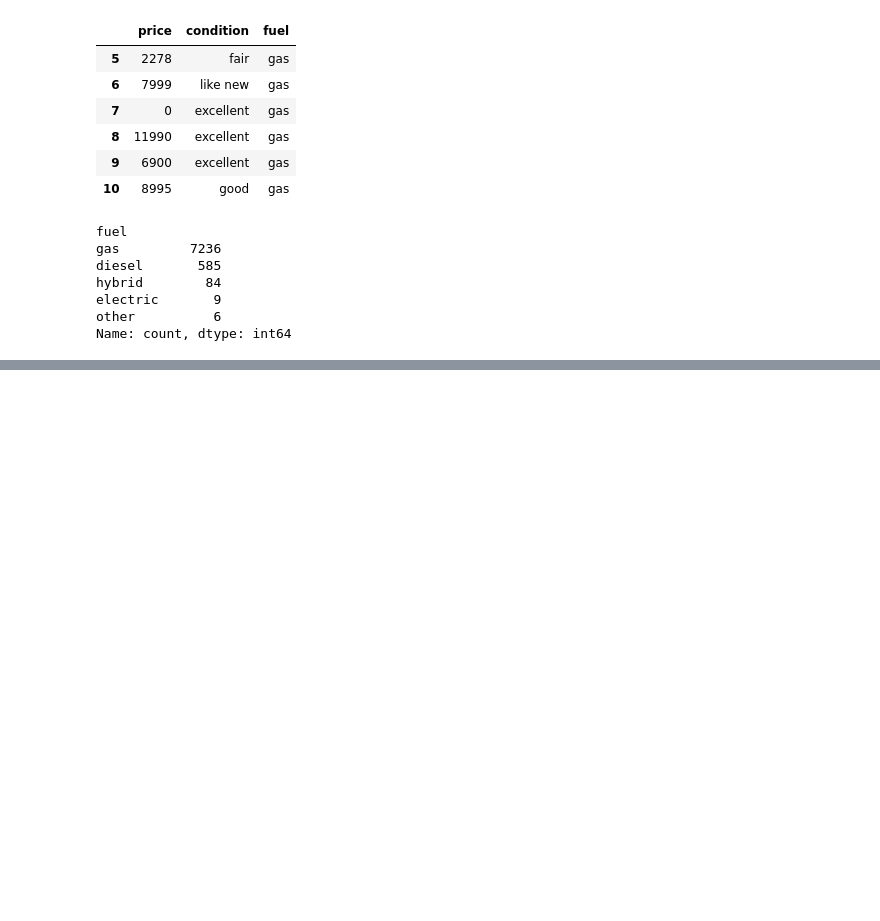
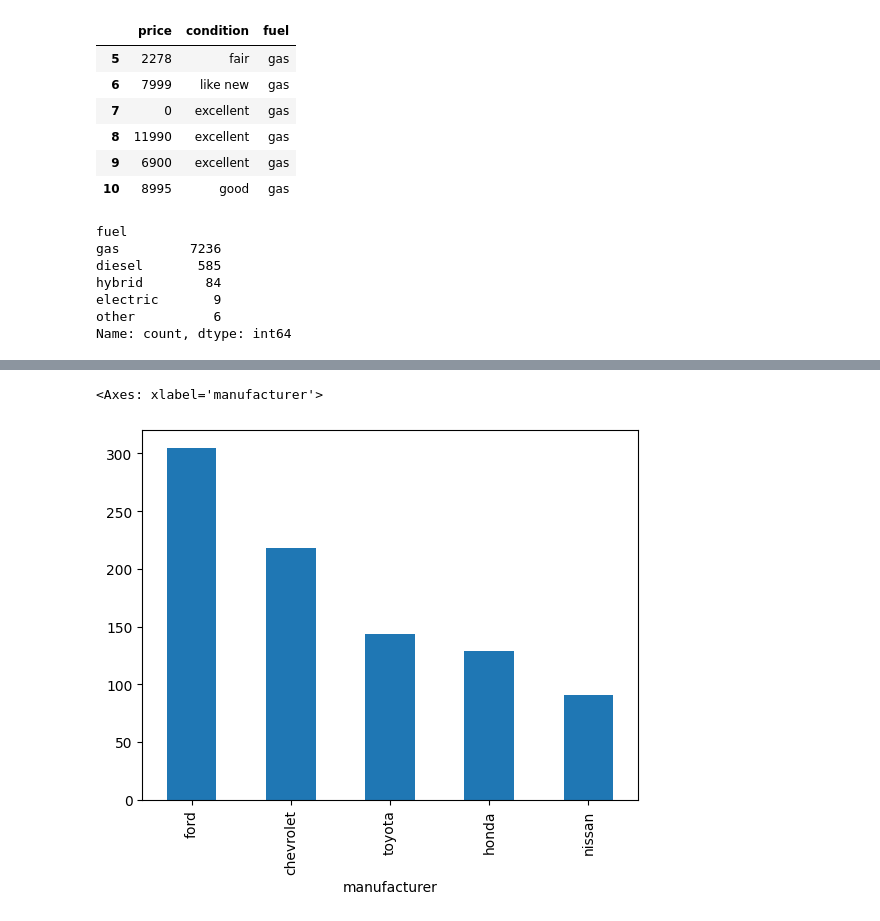
Before and after one commit to minSara02-FromTheStart/Pandas_Daily_Practice, a Jupyter notebook: Practice With JSON/JsonPractice.ipynb, the cells around one changed output, grey strips where cells are left out. Cells and saved outputs as stored; diff of their text form; code cells hidden in the pictures; blank space fills up the shorter version.

Commit message:
filter

```diff
--- a/Practice With JSON/JsonPractice.ipynb
+++ b/Practice With JSON/JsonPractice.ipynb
@@ -205,0 +218,8 @@ Name: count, dtype: int64
+# %%
+# Boolean filter: e.g., gas cars with automatic transmission
+mask = (df["condition"] == "good") & (df["price"] < 10000)
+filtered_df = df.loc[mask, ["manufacturer", "model", "fuel", "transmission", "price"]]
+filtered_df["manufacturer"].value_counts().head().plot(kind="bar")
+# %% [output]
+<Axes: xlabel='manufacturer'>
+[figure, added]
```
Also changed, not shown: parts of 1 cell of this notebook.
